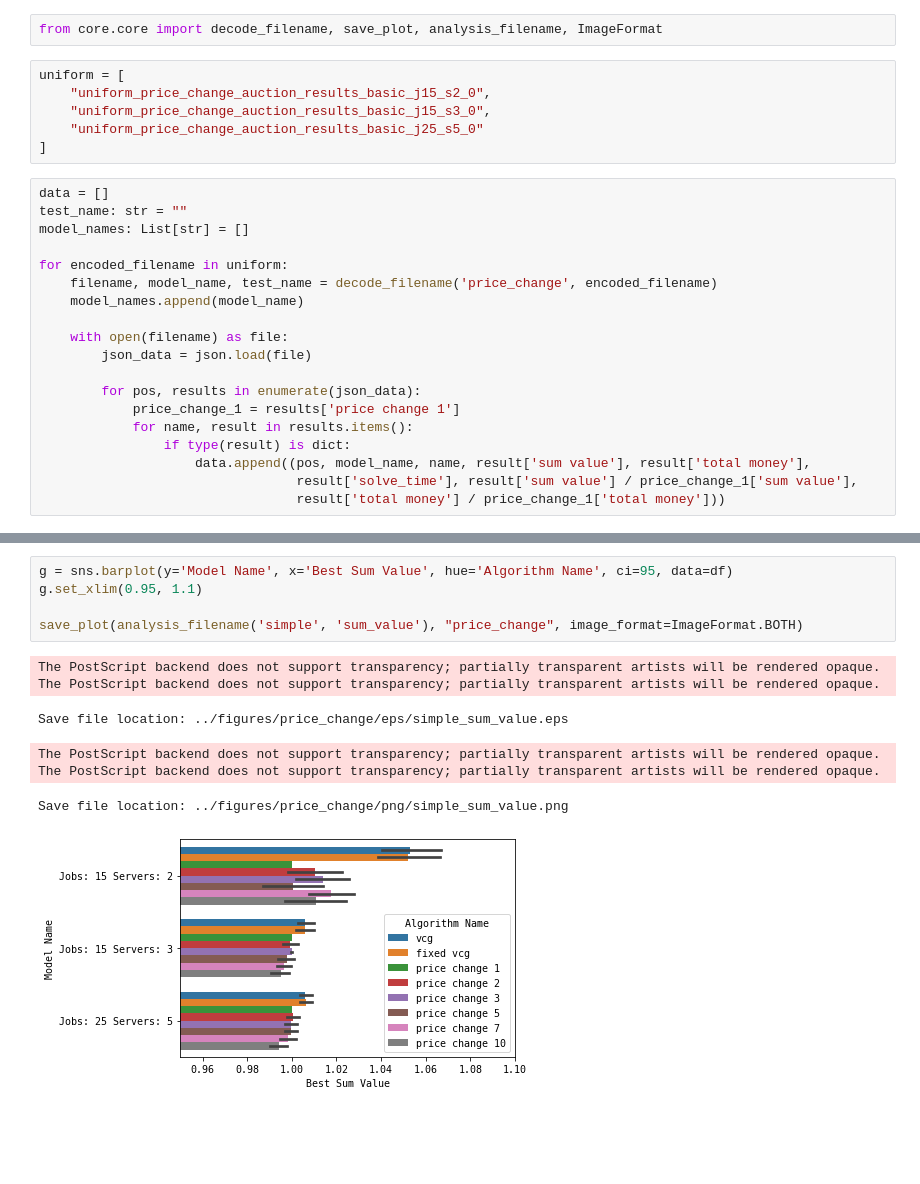
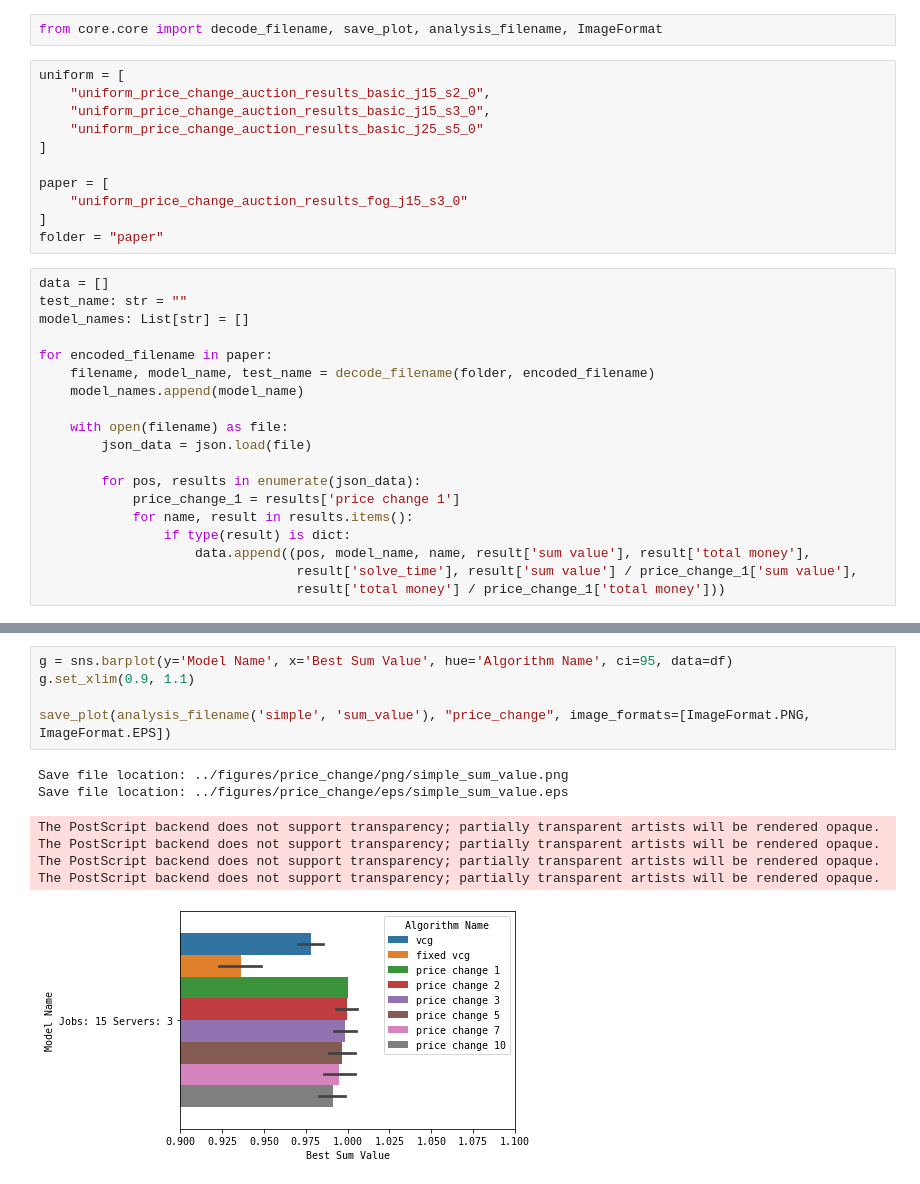
Before and after one commit to pseudo-rnd-thoughts/Elastic-Resource-Allocation, a Jupyter notebook: testing/analysis/price_change_analysis.ipynb, the cells around one changed output, grey strips where cells are left out. Saved outputs shown, nothing was run; the diff lists cells and outputs as text; blank space fills up the shorter version.

```diff
--- a/testing/analysis/price_change_analysis.ipynb
+++ b/testing/analysis/price_change_analysis.ipynb
@@ -27,13 +27,18 @@ uniform = [
     "uniform_price_change_auction_results_basic_j15_s3_0",
     "uniform_price_change_auction_results_basic_j25_s5_0"
 ]
+
+paper = [
+    "uniform_price_change_auction_results_fog_j15_s3_0"
+]
+folder = "paper"
 # %%
 data = []
 test_name: str = ""
 model_names: List[str] = []
 
-for encoded_filename in uniform:
-    filename, model_name, test_name = decode_filename('price_change', encoded_filename)
+for encoded_filename in paper:
+    filename, model_name, test_name = decode_filename(folder, encoded_filename)
     model_names.append(model_name)
 
     with open(filename) as file:
@@ -76,13 +81,13 @@ Text(0.5, 0.98, 'To do')
 # %%
 g = sns.barplot(y='Model Name', x='Best Sum Value', hue='Algorithm Name', ci=95, data=df)
-g.set_xlim(0.95, 1.1)
+g.set_xlim(0.9, 1.1)
 
-save_plot(analysis_filename('simple', 'sum_value'), "price_change", image_format=ImageFormat.BOTH)
+save_plot(analysis_filename('simple', 'sum_value'), "price_change", image_formats=[ImageFormat.PNG, ImageFormat.EPS])
 # %% [output]
-The PostScript backend does not support transparency; partially transparent artists will be rendered opaque.
-The PostScript backend does not support transparency; partially transparent artists will be rendered opaque.
+Save file location: ../figures/price_change/png/simple_sum_value.png
+Save file location: ../figures/price_change/eps/simple_sum_value.eps
-Save file location: ../figures/price_change/eps/simple_sum_value.eps
+The PostScript backend does not support transparency; partially transparent artists will be rendered opaque.
+The PostScript backend does not support transparency; partially transparent artists will be rendered opaque.
+The PostScript backend does not support transparency; partially transparent artists will be rendered opaque.
+The PostScript backend does not support transparency; partially transparent artists will be rendered opaque.
-The PostScript backend does not support transparency; partially transparent artists will be rendered opaque.
-The PostScript backend does not support transparency; partially transparent artists will be rendered opaque.
-Save file location: ../figures/price_change/png/simple_sum_value.png
-[figure, old version]
+[figure, new version]
```
Also changed, not shown: parts of 2 cells of this notebook, 22 other files.
